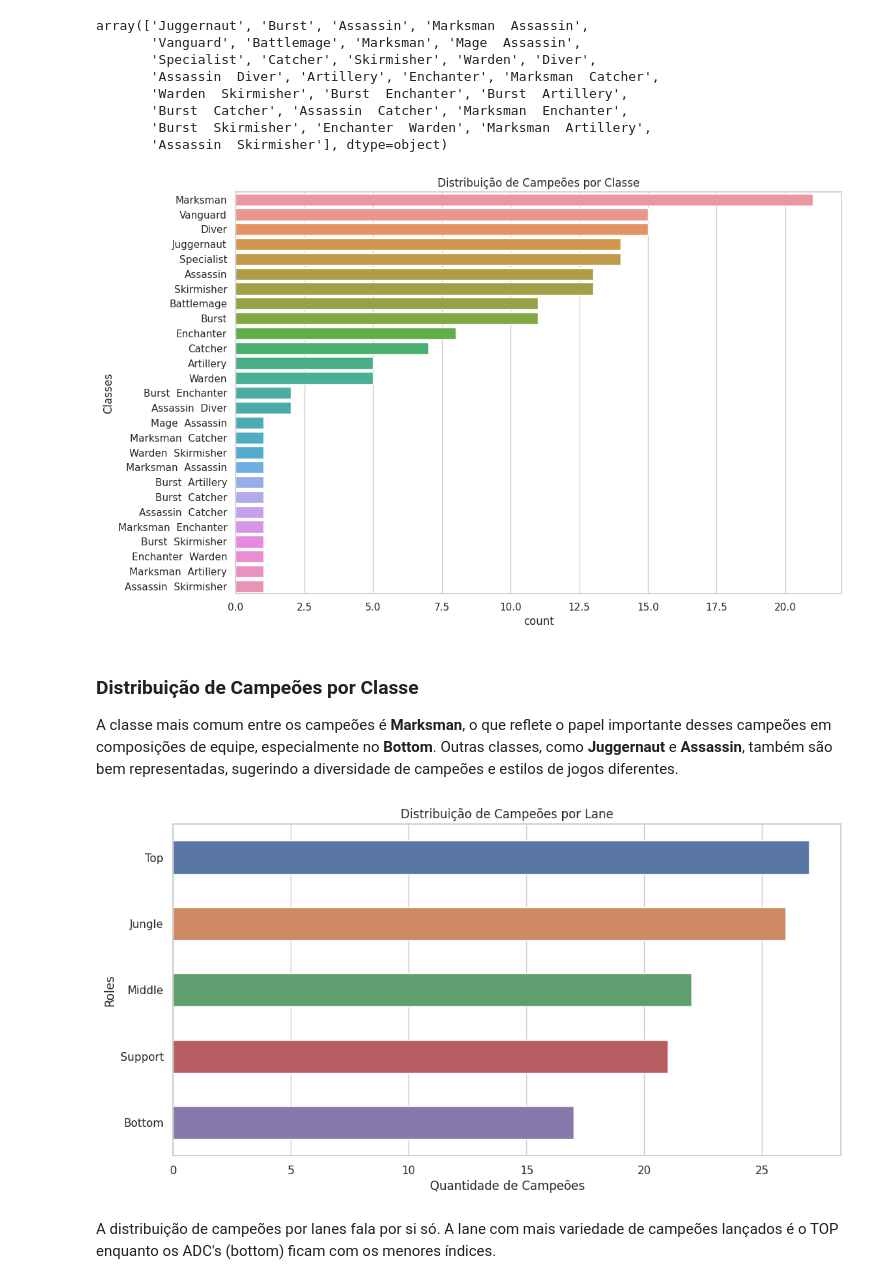
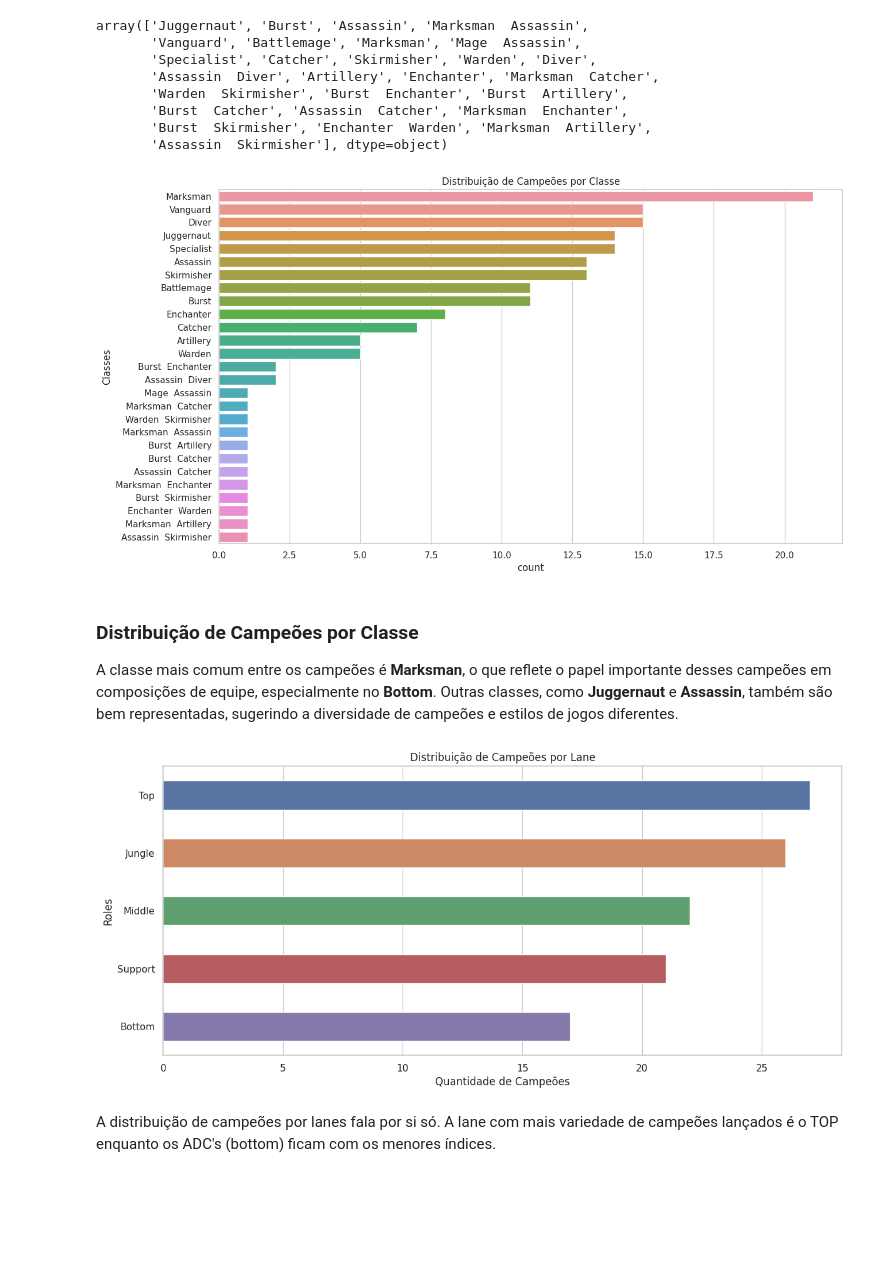
Before and after one commit to gabriel-gonzales/analise_campeoes_lol, a Jupyter notebook: analise_campeoes_lol.ipynb, the cells around one changed output. Cells and saved outputs as stored; diff of their text form; code cells hidden in the pictures; blank space fills up the shorter version.

```diff
--- a/analise_campeoes_lol.ipynb
+++ b/analise_campeoes_lol.ipynb
@@ -234,12 +234,12 @@ array(['Juggernaut', 'Burst', 'Assassin', 'Marksman  Assassin',
        'Assassin  Skirmisher'], dtype=object)
 # %%
 # Gráfico de barras para contagem de campeões por classe
-plt.figure(figsize=(12, 8))
+plt.figure(figsize=(14, 8))
 sns.countplot(y='Classes', data=df, order=df['Classes'].value_counts().index)
 plt.title('Distribuição de Campeões por Classe')
 plt.show()
 # %% [output]
-[figure, old version]
+[figure, new version]
 # %% [markdown]
 ### Distribuição de Campeões por Classe
 
@@ -250,14 +250,14 @@ roles_to_consider = ['Top', 'Jungle', 'Middle', 'Support', 'Bottom']
 filtered_roles = df[df['Role'].isin(roles_to_consider)]
 
 # Gráfico de barras para contagem de campeões por papel
-plt.figure(figsize=(12, 6))
+plt.figure(figsize=(14, 6))
 sns.countplot(y='Role', data=filtered_roles, order=filtered_roles['Role'].value_counts().index, width=0.5)
 plt.title('Distribuição de Campeões por Lane')
 plt.ylabel('Roles')
 plt.xlabel('Quantidade de Campeões')
 plt.show()
 # %% [output]
-[figure, old version]
+[figure, new version]
 # %% [markdown]
 A distribuição de campeões por lanes fala por si só. A lane com mais variedade de campeões lançados é o TOP enquanto os ADC's (bottom) ficam com os menores índices.
 # %% [markdown]
```
Also changed, not shown: parts of 5 cells of this notebook.
